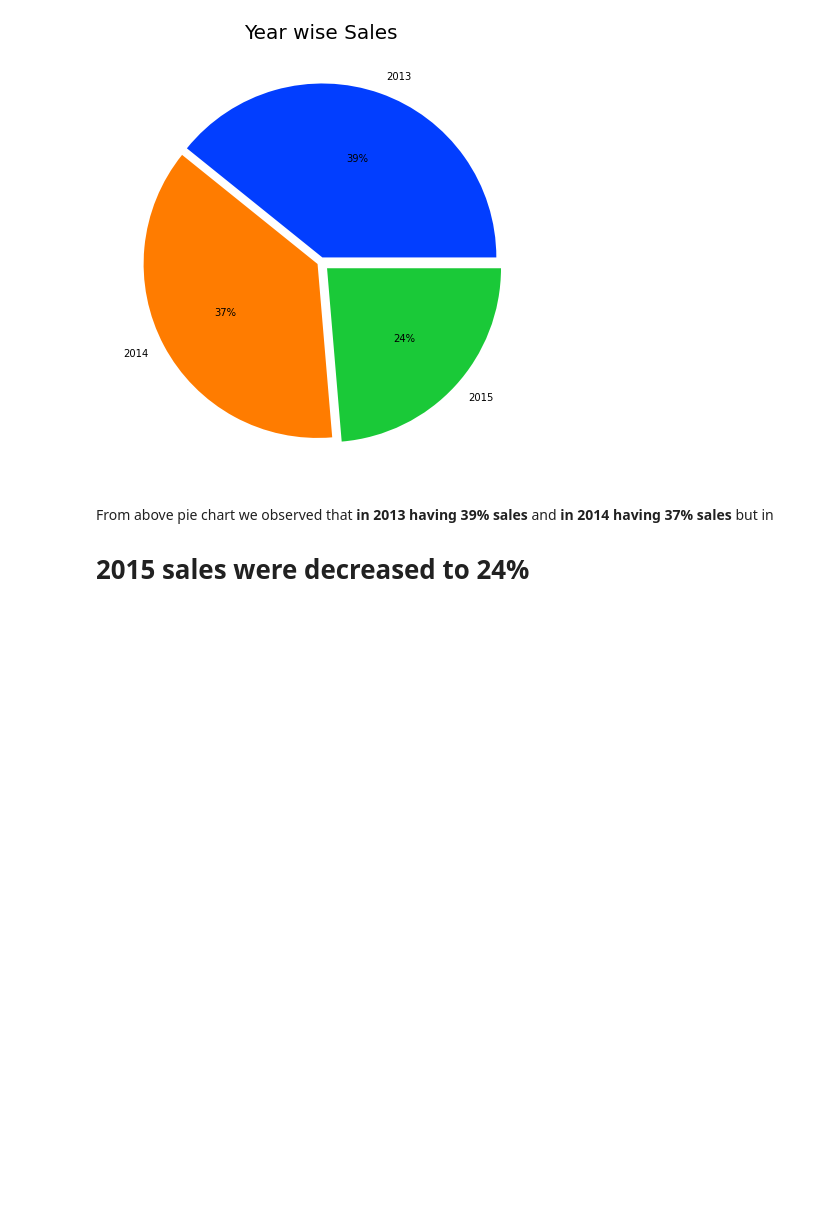
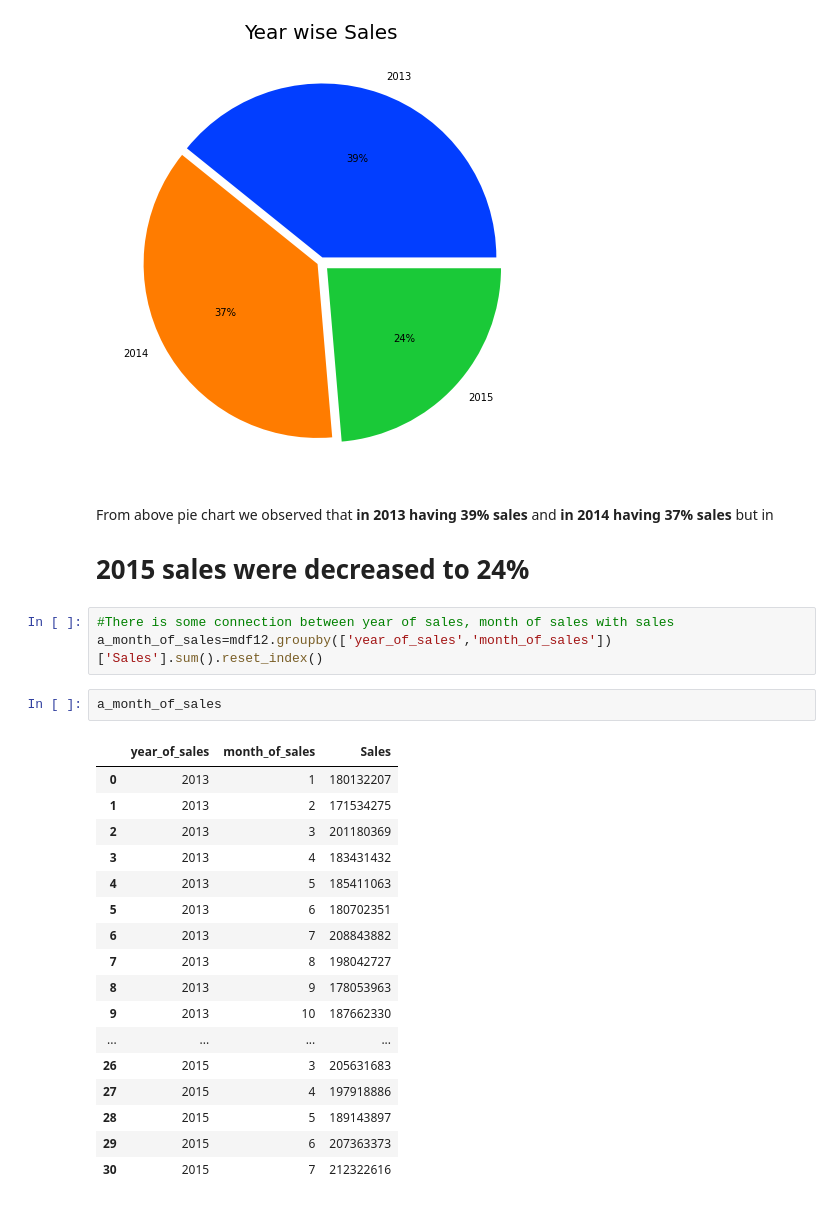
Before and after one commit to Ashwinprocodes/Rossmann-Sales-Prediction, a Jupyter notebook: pr_Rossmann_Sales_Prediction_Capstone_Project.ipynb, the cells around one changed output. Saved outputs shown, nothing was run; the diff lists cells and outputs as text; blank space fills up the shorter version.

```diff
--- a/pr_Rossmann_Sales_Prediction_Capstone_Project.ipynb
+++ b/pr_Rossmann_Sales_Prediction_Capstone_Project.ipynb
@@ -421,3 +421,26 @@ plt.pie(a_year_of_sales.Sales, labels=a_year_of_sales.Year, colors=colors,autopc
 From above pie chart
 we observed that **in 2013 having 39% sales** and **in 2014 having 37%** **sales** but in
 # **2015 sales were decreased to 24%**
+# %%
+#There is some connection between year of sales, month of sales with sales
+a_month_of_sales=mdf12.groupby(['year_of_sales','month_of_sales'])['Sales'].sum().reset_index()
+# %%
+a_month_of_sales
+# %% [output]
+|  | year_of_sales | month_of_sales | Sales |
+| 0 | 2013 | 1 | 180132207 |
+| 1 | 2013 | 2 | 171534275 |
+| 2 | 2013 | 3 | 201180369 |
+| 3 | 2013 | 4 | 183431432 |
+| 4 | 2013 | 5 | 185411063 |
+| 5 | 2013 | 6 | 180702351 |
+| 6 | 2013 | 7 | 208843882 |
+| 7 | 2013 | 8 | 198042727 |
+| 8 | 2013 | 9 | 178053963 |
+| 9 | 2013 | 10 | 187662330 |
+| ... | ... | ... | ... |
+| 26 | 2015 | 3 | 205631683 |
+| 27 | 2015 | 4 | 197918886 |
+| 28 | 2015 | 5 | 189143897 |
+| 29 | 2015 | 6 | 207363373 |
+| 30 | 2015 | 7 | 212322616 |
```
Also changed, not shown: parts of 14 cells of this notebook.
